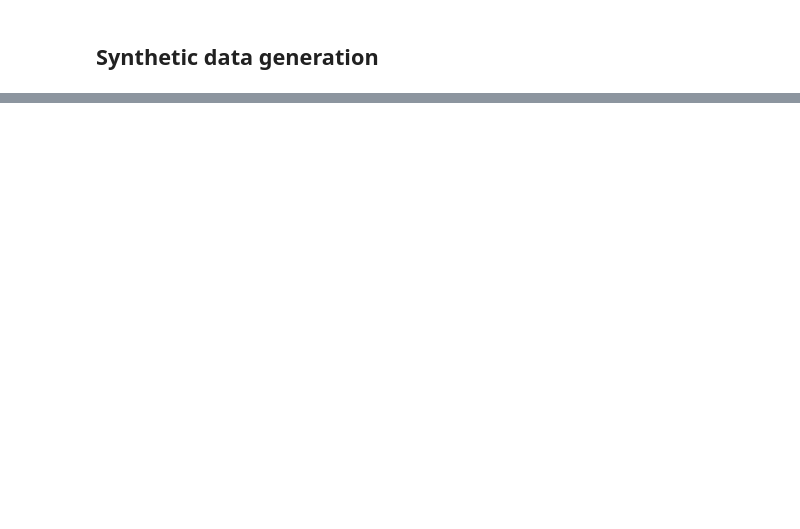
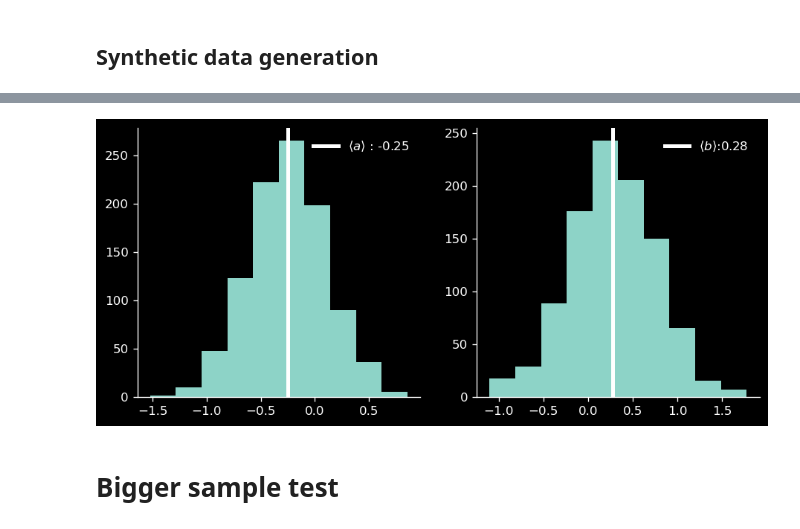
Before and after one commit to pibieta/blog-posts, a Jupyter notebook: bayesian-linear-regression/0-single-input-single-output.ipynb, the cells around one changed output, grey strips where cells are left out. Cells and saved outputs as stored; diff of their text form; code cells hidden in the pictures; blank space fills up the shorter version.

```diff
--- a/bayesian-linear-regression/0-single-input-single-output.ipynb
+++ b/bayesian-linear-regression/0-single-input-single-output.ipynb
@@ -81,0 +175,19 @@ for that we can use the `numpy.random.multivariate_normal` method, as follows:
+# %%
+a_rand = np.random.multivariate_normal(mean=m_N, cov=S_N, size=int(1e3))
+a_rand
+
+f, ax = plt.subplots(1, 2, dpi=120, figsize=(9,4))
+ax[0].hist(a_rand[:,0])
+ax[0].axvline(np.mean(a_rand[:,0]), label=r'$\langle a\rangle$ ' +f': {np.mean(a_rand[:,0]):.2f}', lw=3)
+ax[0].legend(loc='best', frameon=False)
+clean_ax(ax[0])
+
+ax[1].hist(a_rand[:,1])
+ax[1].axvline(np.mean(a_rand[:,1]), label=r'$\langle b\rangle$'+  f':{np.mean(a_rand[:,1]):.2f}', lw=3)
+ax[1].legend(loc='best', frameon=False)
+clean_ax(ax[1])
+plt.show()
+# %% [output]
+[figure, added]
+# %% [markdown]
+# Bigger sample test
```
Also changed, not shown: parts of 15 cells of this notebook.
